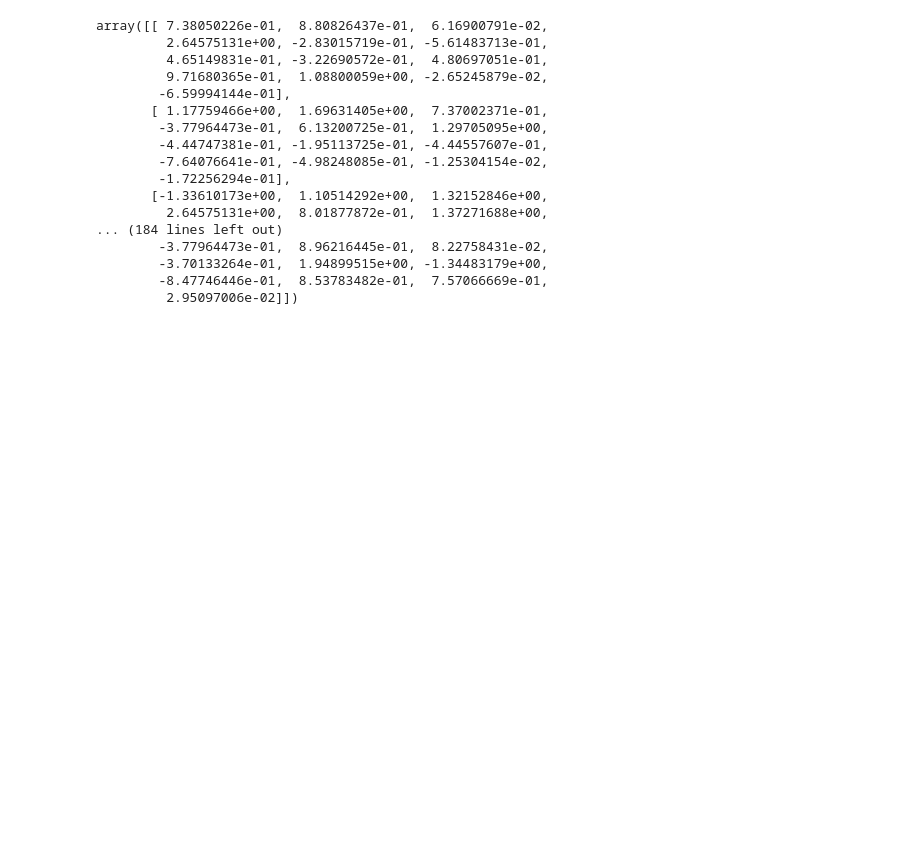
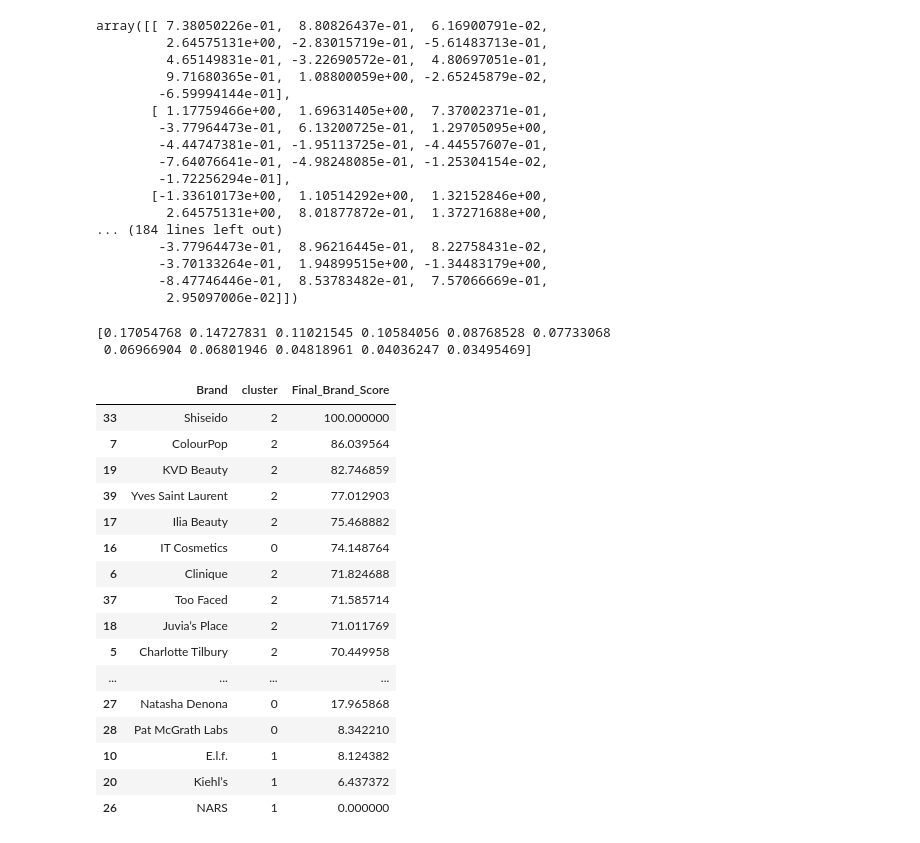
Before and after one commit to caitlinmag/DAV_CA1, a Jupyter notebook: GlobalEthicalBeautyIndex/MultiVariate_Analysis.ipynb, the cells around one changed output. Saved outputs shown, nothing was run; the diff lists cells and outputs as text; code cells hidden in the pictures; blank space fills up the shorter version.

Commit message:
Working on Weightings
Using PC1 and PC2 as the biggest weights, score produced for overall index score.

```diff
--- a/GlobalEthicalBeautyIndex/MultiVariate_Analysis.ipynb
+++ b/GlobalEthicalBeautyIndex/MultiVariate_Analysis.ipynb
@@ -438,3 +438,38 @@ array([[ 7.38050226e-01,  8.80826437e-01,  6.16900791e-02,
         -3.70133264e-01,  1.94899515e+00, -1.34483179e+00,
         -8.47746446e-01,  8.53783482e-01,  7.57066669e-01,
          2.95097006e-02]])
+# %%
+print(pca.explained_variance_ratio_)
+# %% [output]
+[0.17054768 0.14727831 0.11021545 0.10584056 0.08768528 0.07733068
+ 0.06966904 0.06801946 0.04818961 0.04036247 0.03495469]
+# %%
+# Using the values above for pc1 and pc2
+weight_pc1 = 0.17054768
+weight_pc2 = 0.14727831
+total_variance = weight_pc1 + weight_pc2
+
+dataset['Composite_Index'] = (dataset['PC1'] * weight_pc1 + dataset['PC2'] * weight_pc2) / total_variance
+
+scaler = MinMaxScaler(feature_range=(0, 100))
+dataset['Final_Brand_Score'] = scaler.fit_transform(dataset[['Composite_Index']])
+
+dataset.sort_values(by='Final_Brand_Score', ascending=False)[['Brand', 'cluster', 'Final_Brand_Score']]
+# %% [output]
+|  | Brand | cluster | Final_Brand_Score |
+| 33 | Shiseido | 2 | 100.000000 |
+| 7 | ColourPop | 2 | 86.039564 |
+| 19 | KVD Beauty | 2 | 82.746859 |
+| 39 | Yves Saint Laurent | 2 | 77.012903 |
+| 17 | Ilia Beauty | 2 | 75.468882 |
+| 16 | IT Cosmetics | 0 | 74.148764 |
+| 6 | Clinique | 2 | 71.824688 |
+| 37 | Too Faced | 2 | 71.585714 |
+| 18 | Juvia’s Place | 2 | 71.011769 |
+| 5 | Charlotte Tilbury | 2 | 70.449958 |
+| ... | ... | ... | ... |
+| 27 | Natasha Denona | 0 | 17.965868 |
+| 28 | Pat McGrath Labs | 0 | 8.342210 |
+| 10 | E.l.f. | 1 | 8.124382 |
+| 20 | Kiehl’s | 1 | 6.437372 |
+| 26 | NARS | 1 | 0.000000 |
```
Also changed, not shown: parts of 5 cells of this notebook.
